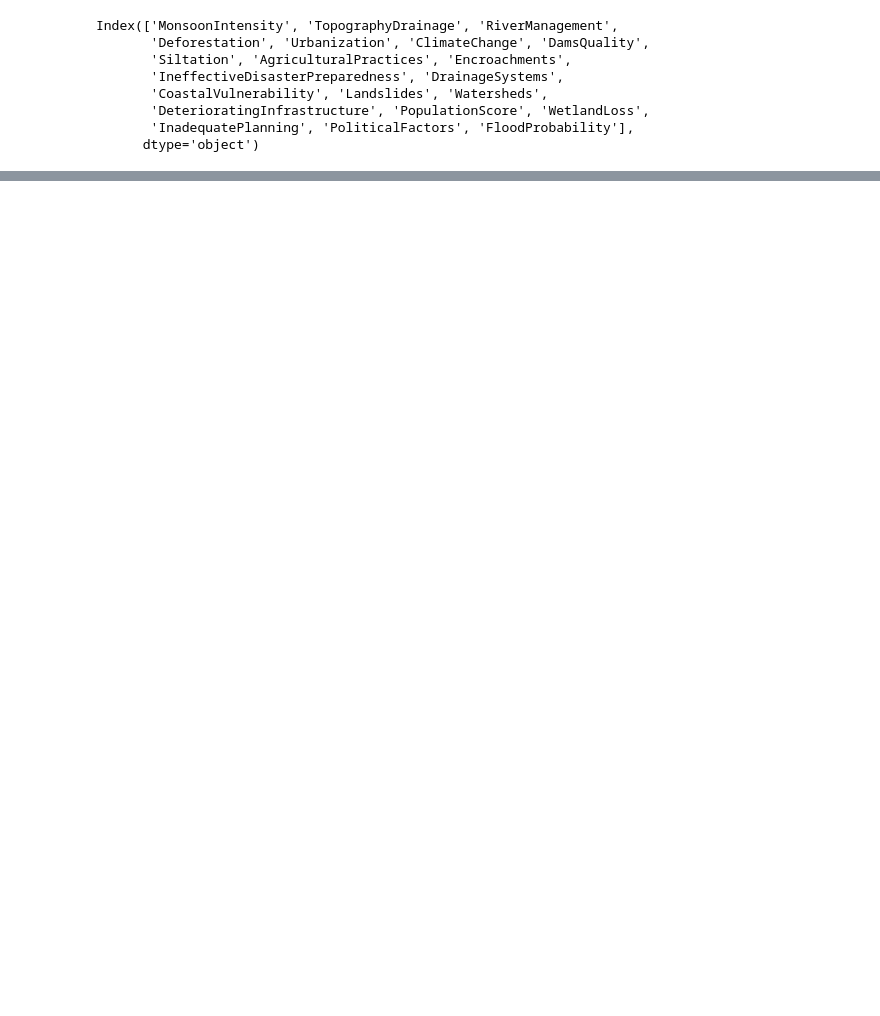
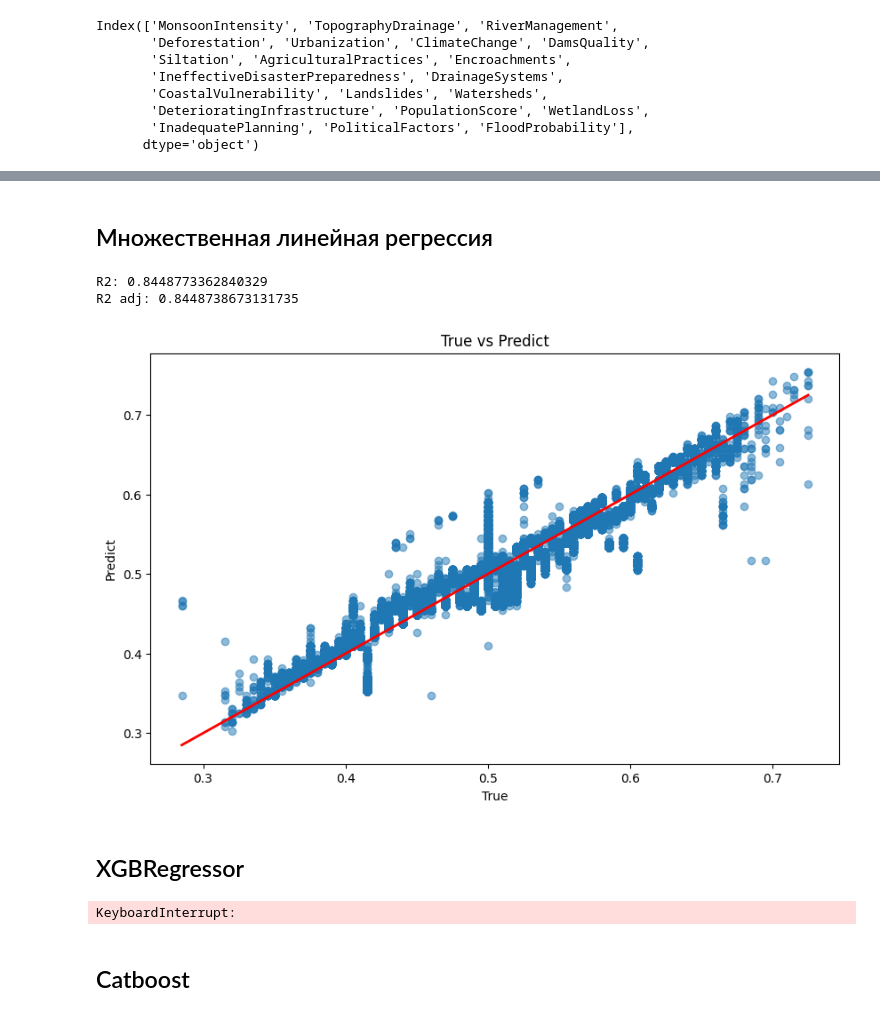
Before and after one commit to lizzinni/HSE_ML_Project, a Jupyter notebook: notebooks/project.ipynb, the cells around one changed output, grey strips where cells are left out. Drawn from its saved outputs; the diff is of its cells as text; code cells hidden in the pictures; blank space fills up the shorter version.

```diff
--- a/notebooks/project.ipynb
+++ b/notebooks/project.ipynb
@@ -93,0 +101,3 @@ for feature in df.columns[:-1]:
+# %%
+y = df[['FloodProbability']]
+X = df.drop(columns=['FloodProbability'], axis = 1)
@@ -93,0 +122,38 @@ for feature in df.columns[:-1]:
+# %%
+X_train, X_test, y_train, y_test =train_test_split(X, y, test_size=0.2, random_state=42)
+# %% [markdown]
+## Множественная линейная регрессия
+# %%
+scaler = StandardScaler()
+X_train_scaled = scaler.fit_transform(X_train)
+X_test_scaled = scaler.transform(X_test)
+
+lr = LinearRegression()
+lr.fit(X_train, y_train)
+
+y_pred = lr.predict(X_test)
+# %%
+r2 = r2_score(y_test, y_pred)
+
+n = len(y_test)
+p = X_test.shape[1]
+
+r2_adj = 1 - (1 - r2) * (n - 1) / (n - p - 1)
+
+print(f'R2: {r2}')
+print(f'R2 adj: {adjr2}')
+# %% [output]
+R2: 0.8448773362840329
+R2 adj: 0.8448738673131735
+# %%
+plt.figure(figsize=(10, 6))
+plt.scatter(y_test, y_pred, alpha=0.5)
+plt.plot([y_test.min(), y_test.max()], [y_test.min(), y_test.max()], 'r', lw=2)
+plt.xlabel('True')
+plt.ylabel('Predict')
+plt.title('True vs Predict')
+plt.show()
+# %% [output]
+[figure, added]
+# %% [markdown]
+## XGBRegressor
@@ -93,0 +180,29 @@ for feature in df.columns[:-1]:
+# %%
+xgb_model = XGBRegressor(objective='reg:squarederror', early_stopping_rounds=50, verbosity=0, random_state=42)
+
+best_params = None
+best_score = -np.inf
+
+for params in tqdm(ParameterGrid(param_grid), desc='Grid Search'):
+    xgb_model.set_params(**params)
+    scores = []
+
+    num_batches = len(list(batch_generator(X_train, y_train)))
+
+    for i, (X_batch, y_batch) in tqdm(enumerate(batch_generator(X_train, y_train)),
+                                      desc='Batch generation',
+                                      total=num_batches):
+        xgb_model.fit(X_batch, y_batch, eval_set=[(X_test, y_test)], verbose=False)
+        y_pred = xgb_model.predict(X_test)
+        score = r2_score(y_test, y_pred)
+        scores.append(score)
+
+    mean_score = np.mean(scores)
+
+    if mean_score > best_score:
+        best_score = mean_score
+        best_params = params
+# %% [output]
+KeyboardInterrupt:
+# %% [markdown]
+## Catboost
```
Also changed, not shown: parts of 18 cells of this notebook.
